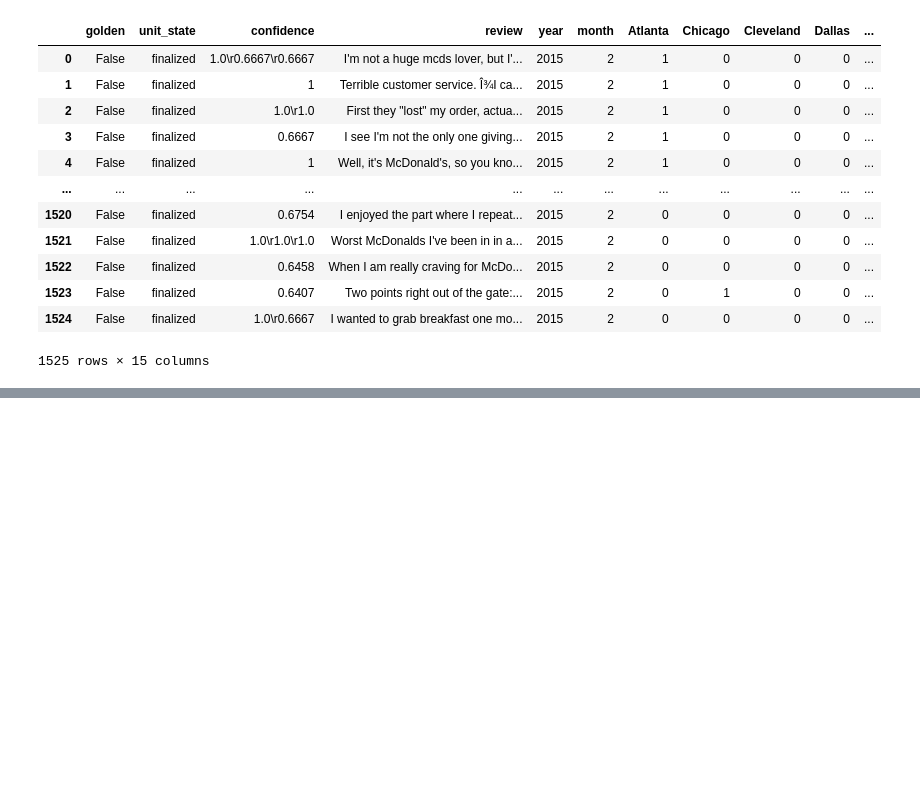
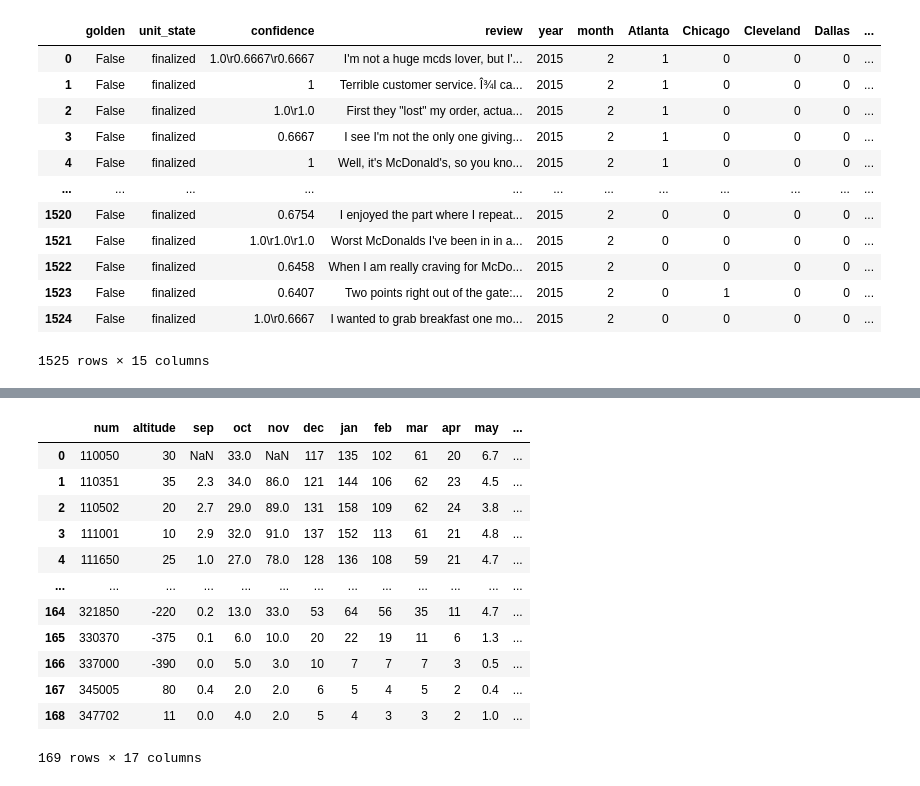
Before and after one commit to mamud1977/bootup, a Jupyter notebook: NN_data_preprocessing.ipynb, the cells around one changed output, grey strips where cells are left out. Saved outputs shown, nothing was run; the diff lists cells and outputs as text; code cells hidden in the pictures; blank space fills up the shorter version.

```diff
--- a/NN_data_preprocessing.ipynb
+++ b/NN_data_preprocessing.ipynb
@@ -323,0 +361,20 @@ df_concatenated
+# %%
+sel_cols = ["sep","oct","nov"]
+rainfall_df[sel_cols]
+rainfall_df["sep_missing_val"] = rainfall_df["sep"].fillna(rainfall_df["sep"].mean())
+rainfall_df["nov_missing_val"] = rainfall_df["nov"].fillna(rainfall_df["nov"].median())
+rainfall_df
+# %% [output]
+|  | num | altitude | sep | oct | nov | dec | jan | feb | mar | apr | may | ... |
+| 0 | 110050 | 30 | NaN | 33.0 | NaN | 117 | 135 | 102 | 61 | 20 | 6.7 | ... |
+| 1 | 110351 | 35 | 2.3 | 34.0 | 86.0 | 121 | 144 | 106 | 62 | 23 | 4.5 | ... |
+| 2 | 110502 | 20 | 2.7 | 29.0 | 89.0 | 131 | 158 | 109 | 62 | 24 | 3.8 | ... |
+| 3 | 111001 | 10 | 2.9 | 32.0 | 91.0 | 137 | 152 | 113 | 61 | 21 | 4.8 | ... |
+| 4 | 111650 | 25 | 1.0 | 27.0 | 78.0 | 128 | 136 | 108 | 59 | 21 | 4.7 | ... |
+| ... | ... | ... | ... | ... | ... | ... | ... | ... | ... | ... | ... | ... |
+| 164 | 321850 | -220 | 0.2 | 13.0 | 33.0 | 53 | 64 | 56 | 35 | 11 | 4.7 | ... |
+| 165 | 330370 | -375 | 0.1 | 6.0 | 10.0 | 20 | 22 | 19 | 11 | 6 | 1.3 | ... |
+| 166 | 337000 | -390 | 0.0 | 5.0 | 3.0 | 10 | 7 | 7 | 7 | 3 | 0.5 | ... |
+| 167 | 345005 | 80 | 0.4 | 2.0 | 2.0 | 6 | 5 | 4 | 5 | 2 | 0.4 | ... |
+| 168 | 347702 | 11 | 0.0 | 4.0 | 2.0 | 5 | 4 | 3 | 3 | 2 | 1.0 | ... |
+169 rows × 17 columns
```
Also changed, not shown: parts of 2 cells of this notebook.
